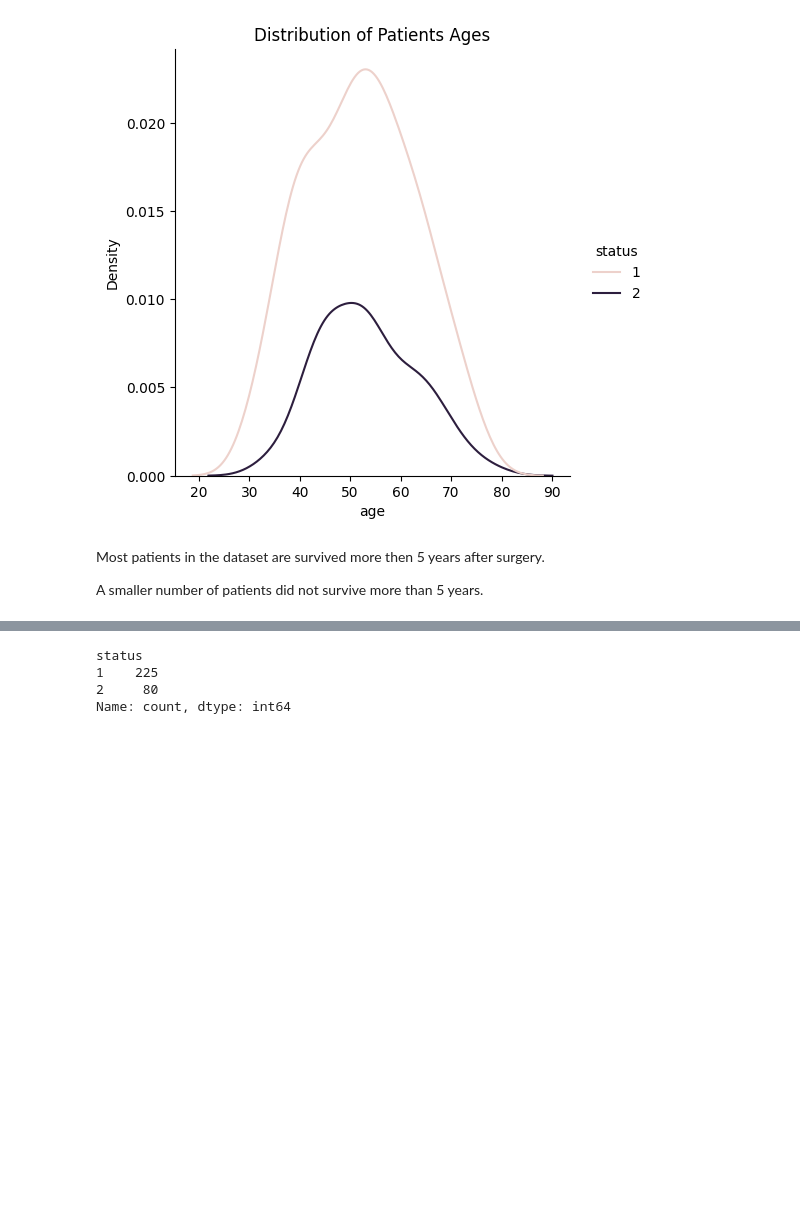
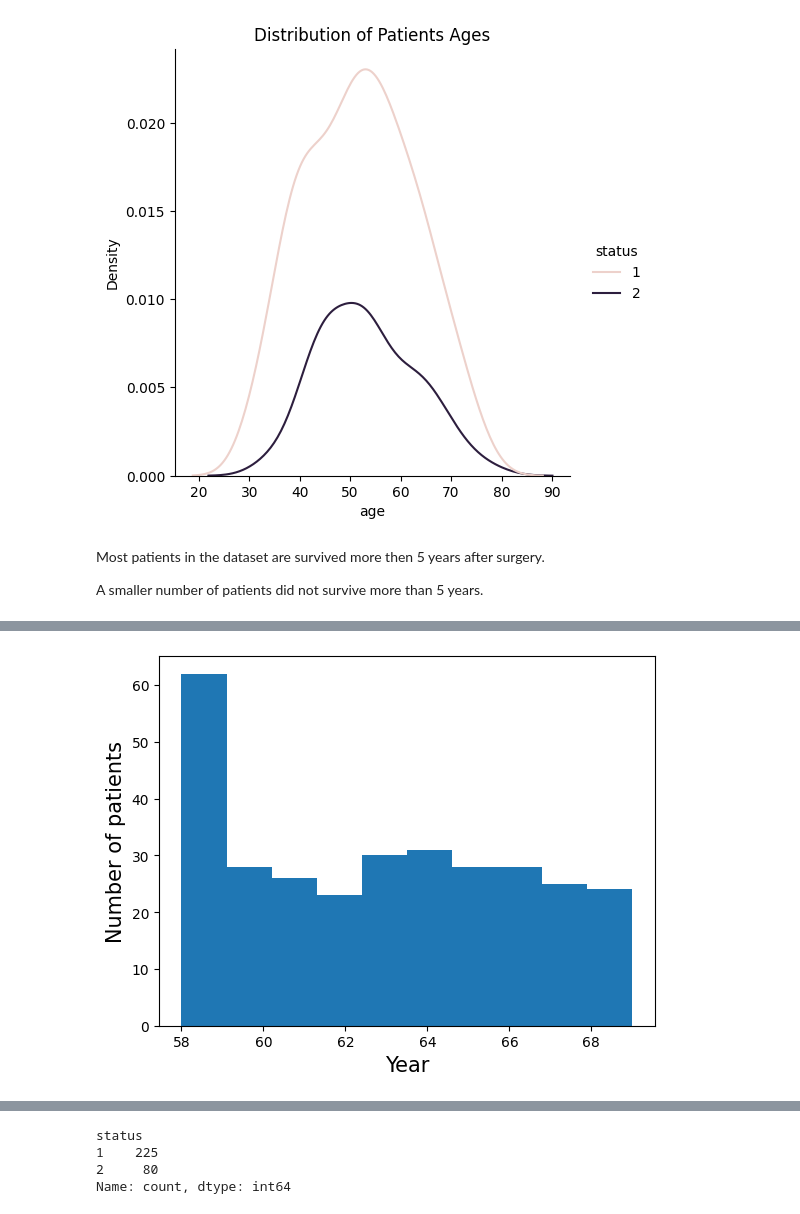
Before and after one commit to Wasima230Sultana/Haberman-analysis, a Jupyter notebook: habermanData.ipynb, the cells around one changed output, grey strips where cells are left out. Saved outputs shown, nothing was run; the diff lists cells and outputs as text; code cells hidden in the pictures; blank space fills up the shorter version.

```diff
--- a/habermanData.ipynb
+++ b/habermanData.ipynb
@@ -102,0 +126,7 @@ Text(0.5, 1.0, 'Distribution of Patients Ages')
+# %%
+plt.hist(df['year'])
+plt.xlabel('Year',fontsize = 15)
+plt.ylabel('Number of patients',fontsize = 15)
+plt.show()
+# %% [output]
+[figure, added]
```
Also changed, not shown: parts of 29 cells of this notebook.
